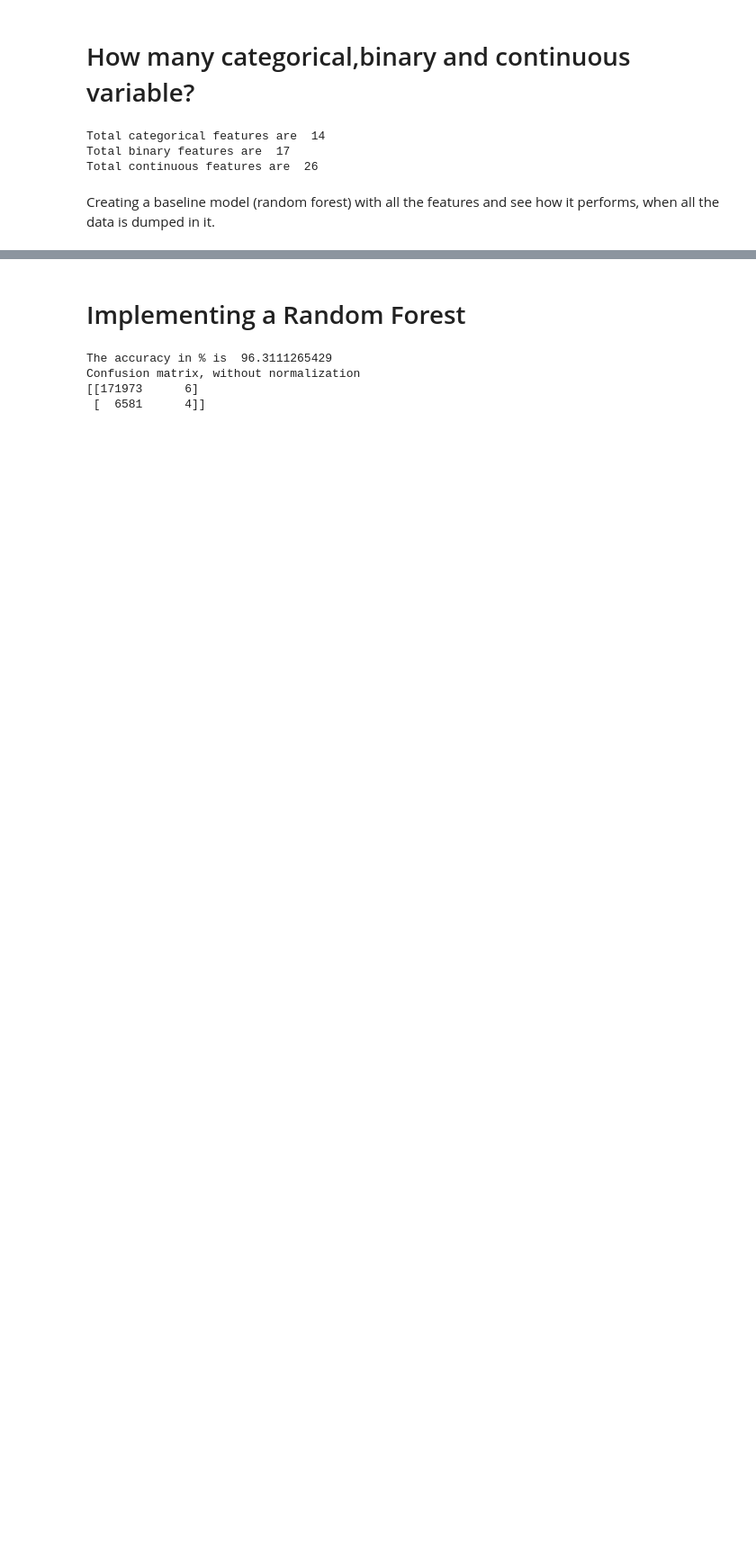
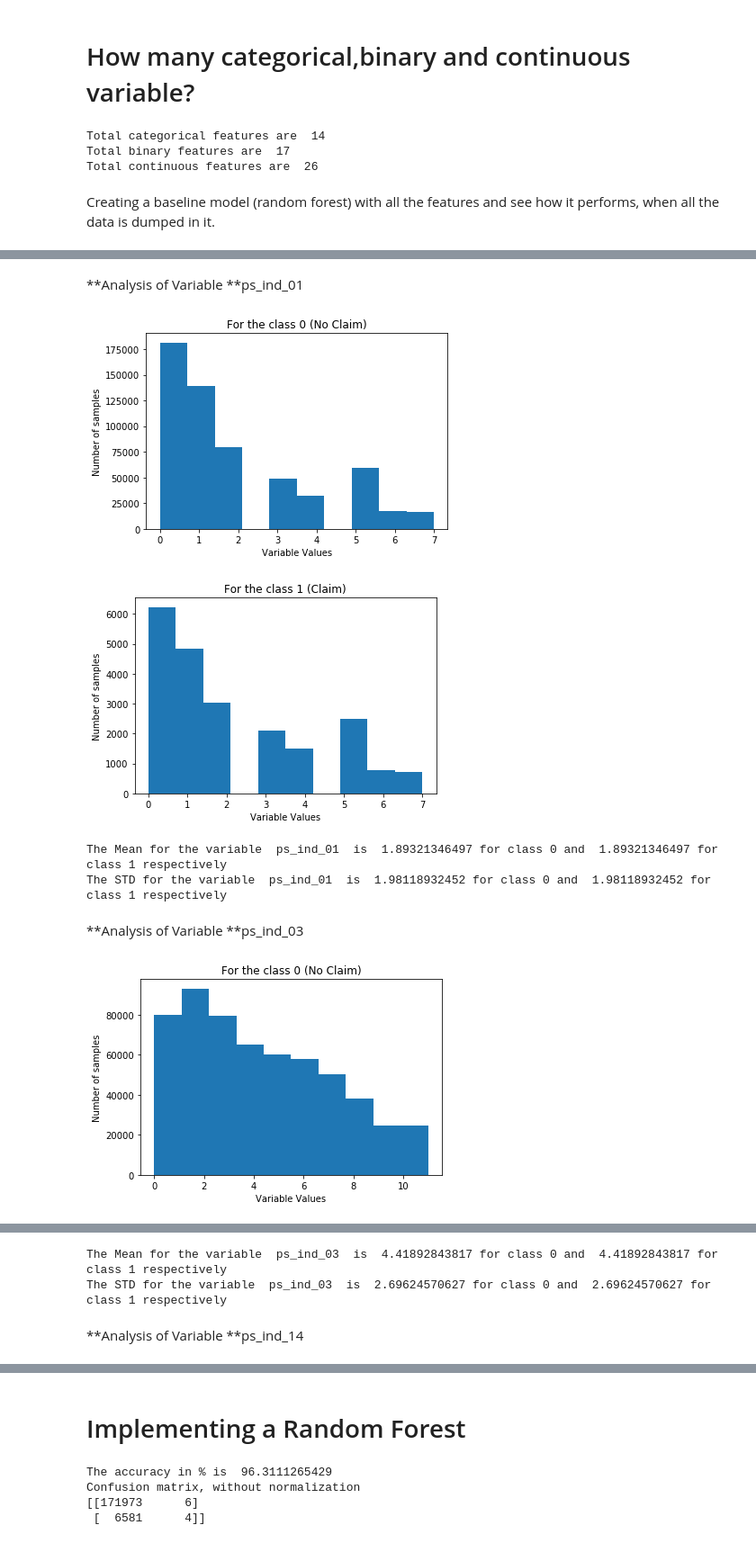
Before and after one commit to ayusmittal/SpringBoard-Projects, a Jupyter notebook: CapStone-Project-2/Final_Machine_Learning-Porto-Seguro-Data-Set.ipynb, the cells around one changed output, grey strips where cells are left out. Shown at 90% size. Drawn from its saved outputs; the diff is of its cells as text; code cells hidden in the pictures; blank space fills up the shorter version.

```diff
--- a/CapStone-Project-2/Final_Machine_Learning-Porto-Seguro-Data-Set.ipynb
+++ b/CapStone-Project-2/Final_Machine_Learning-Porto-Seguro-Data-Set.ipynb
@@ -146,0 +290,26 @@ Creating a baseline model (random forest) with all the features and see how it p
+# %%
+df1 = df[df.target == 1]
+df0 = df[df.target == 0]
+for each in continuous_features:
+    printmd('**Analysis of Variable **'+str(each))
+    var = each
+    plt.hist(df0[each])
+    plt.title('For the class 0 (No Claim)')
+    plt.xlabel('Variable Values')
+    plt.ylabel('Number of samples')
+    plt.show()
+    plt.hist(df1[each])
+    plt.title('For the class 1 (Claim)')
+    plt.xlabel('Variable Values')
+    plt.ylabel('Number of samples')
+    plt.show()
+    print('The Mean for the variable ', each, ' is ', df0[each].mean(), 'for class 0 and ', df0[each].mean(),'for class 1 respectively' )
+    print('The STD for the variable ', each, ' is ', df0[each].std(ddof =1), 'for class 0 and ', df0[each].std(ddof =1),'for class 1 respectively' )
+# %% [output]
+**Analysis of Variable **ps_ind_01
+[figure, added]
+[figure, added]
+The Mean for the variable  ps_ind_01  is  1.89321346497 for class 0 and  1.89321346497 for class 1 respectively
+The STD for the variable  ps_ind_01  is  1.98118932452 for class 0 and  1.98118932452 for class 1 respectively
+**Analysis of Variable **ps_ind_03
+[figure, added]
@@ -146,0 +317,3 @@ Creating a baseline model (random forest) with all the features and see how it p
+The Mean for the variable  ps_ind_03  is  4.41892843817 for class 0 and  4.41892843817 for class 1 respectively
+The STD for the variable  ps_ind_03  is  2.69624570627 for class 0 and  2.69624570627 for class 1 respectively
+**Analysis of Variable **ps_ind_14
```
Also changed, not shown: parts of 20 cells of this notebook.
